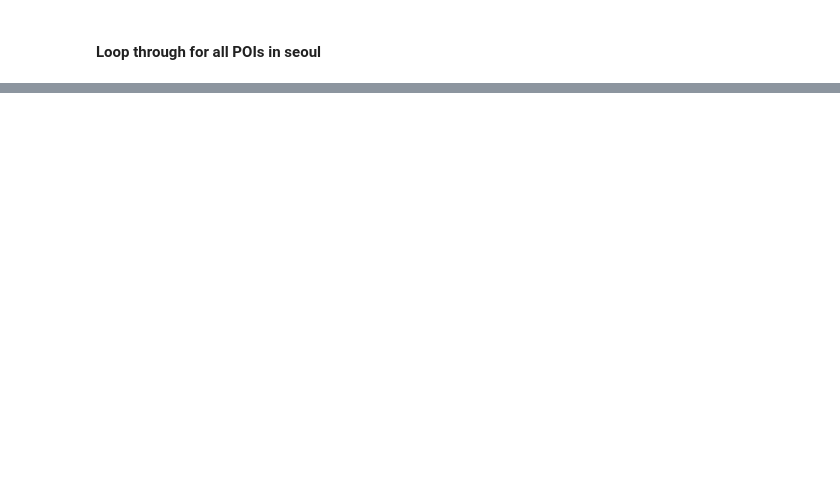
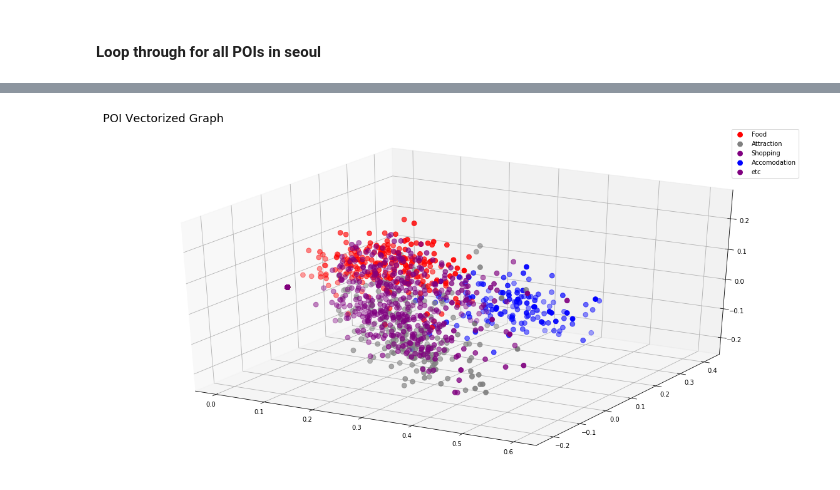
Before and after one commit to Teosoft7/place_recommendation_for_trip, a Jupyter notebook: data_aquisition.ipynb, the cells around one changed output, grey strips where cells are left out. Saved outputs shown, nothing was run; the diff lists cells and outputs as text; code cells hidden in the pictures; blank space fills up the shorter version.

Commit message:
add vectorized analysis

```diff
--- a/data_aquisition.ipynb
+++ b/data_aquisition.ipynb
@@ -114,0 +330,6 @@ end at : 2019-10-18 01:15:05.931715
+# %%
+# Replace NA with ''
+df.overview = df.overview.fillna('')
+# %%
+# get TF-IDF values
+tfidf_values = tfidf.fit_transform(df['overview'])
@@ -114,0 +340,4 @@ end at : 2019-10-18 01:15:05.931715
+# %%
+# Reduce dimensions for Chart
+svd = TruncatedSVD(n_components=3)
+svd_values = svd.fit_transform(tfidf_values)
@@ -114,0 +371,34 @@ end at : 2019-10-18 01:15:05.931715
+# %%
+# Set list for chart (X, Y, Z and Colors)
+X = []
+Y = []
+Z = []
+CC = []
+
+for idx, c in enumerate(['r', 'g', 'b', 'purple', 'gray']):
+    x = []
+    y = []
+    z = []
+    cc = []
+    for id, i in enumerate(svd_values):
+        if C[id] == c:
+            x.append(i[0])
+            y.append(i[1])
+            z.append(i[2])
+            cc.append(C[idx])
+    X.append(x)
+    Y.append(y)
+    Z.append(z)
+    CC.append(cc)
+# %%
+fig = plt.figure(figsize=(20,10))
+labels = ['Food', 'Attraction', 'Shopping', 'Accomodation', 'etc']
+ax = fig.add_subplot(111, projection='3d')
+for idx, c in enumerate(['r', 'g', 'b', 'purple', 'gray']):
+    ax.scatter(X[idx], Y[idx], Z[idx], color=CC[idx], s=60, label=labels[idx])
+
+ax.legend()
+ax.set_title('POI Vectorized Graph', fontdict={'fontsize': 18}, loc='left')
+plt.show()
+# %% [output]
+[figure, added]
```
Also changed, not shown: parts of 39 cells of this notebook, 1 other file.
